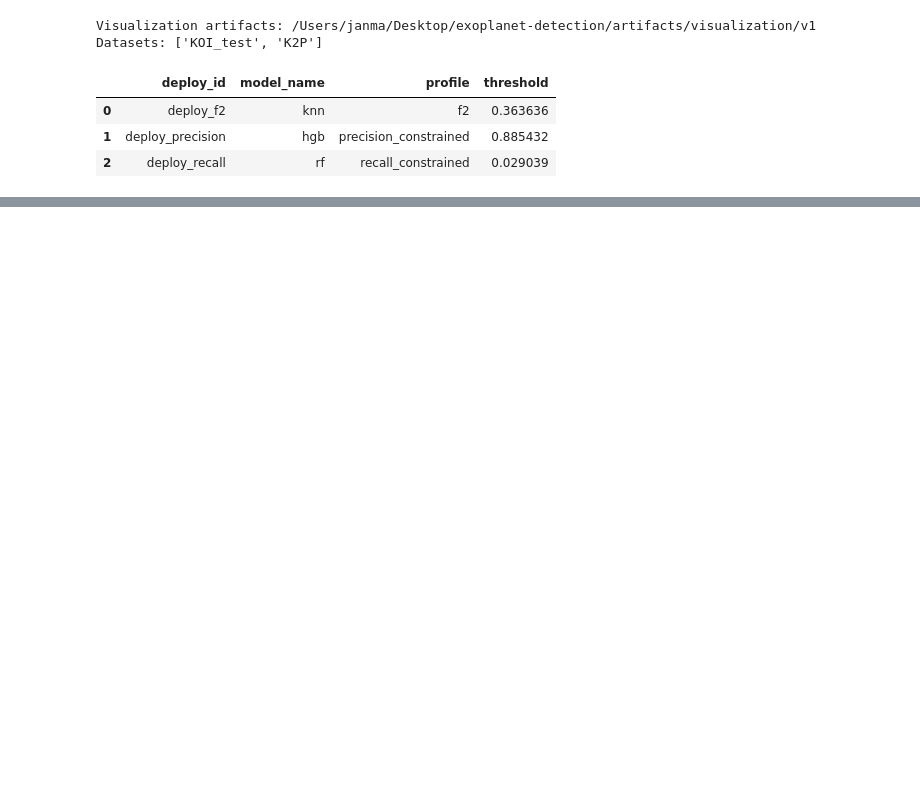
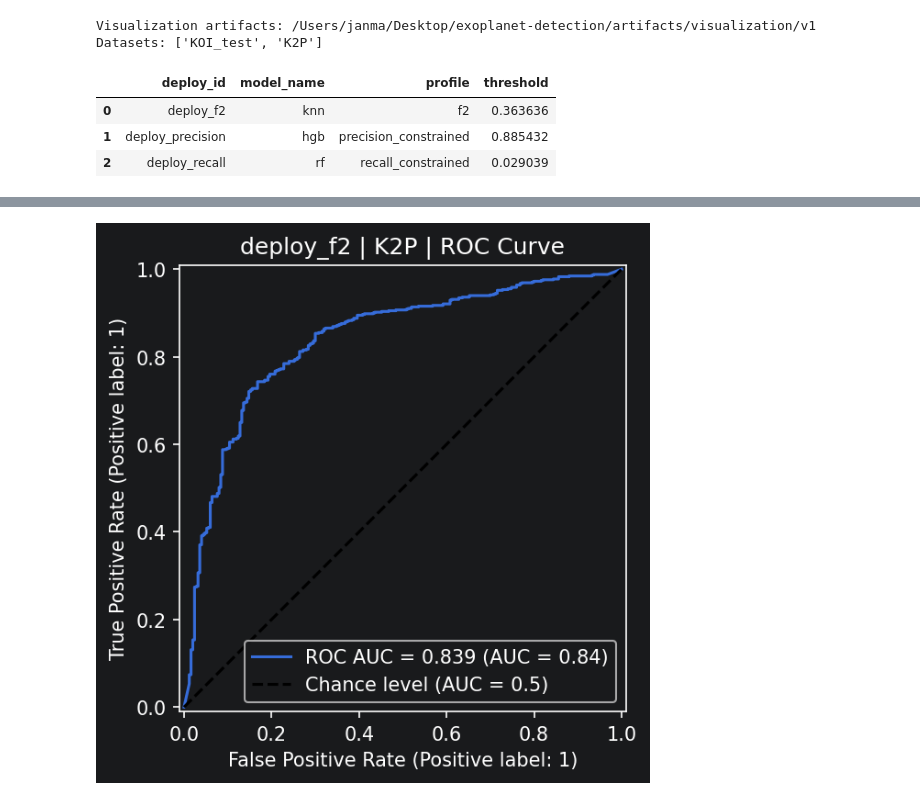
Before and after one commit to JanMatusiak/exoplanet-detection, a Jupyter notebook: notebooks/06_visualisations.ipynb, the cells around one changed output, grey strips where cells are left out. Drawn from its saved outputs; the diff is of its cells as text; code cells hidden in the pictures; blank space fills up the shorter version.

```diff
--- a/notebooks/06_visualisations.ipynb
+++ b/notebooks/06_visualisations.ipynb
@@ -197,0 +218,4 @@ plot_manifest_df[
+# %%
+display(Image(filename=v1_plot_paths[1]))
+# %% [output]
+[figure, added]
```
Also changed, not shown: parts of 19 cells of this notebook, 6 other files.
